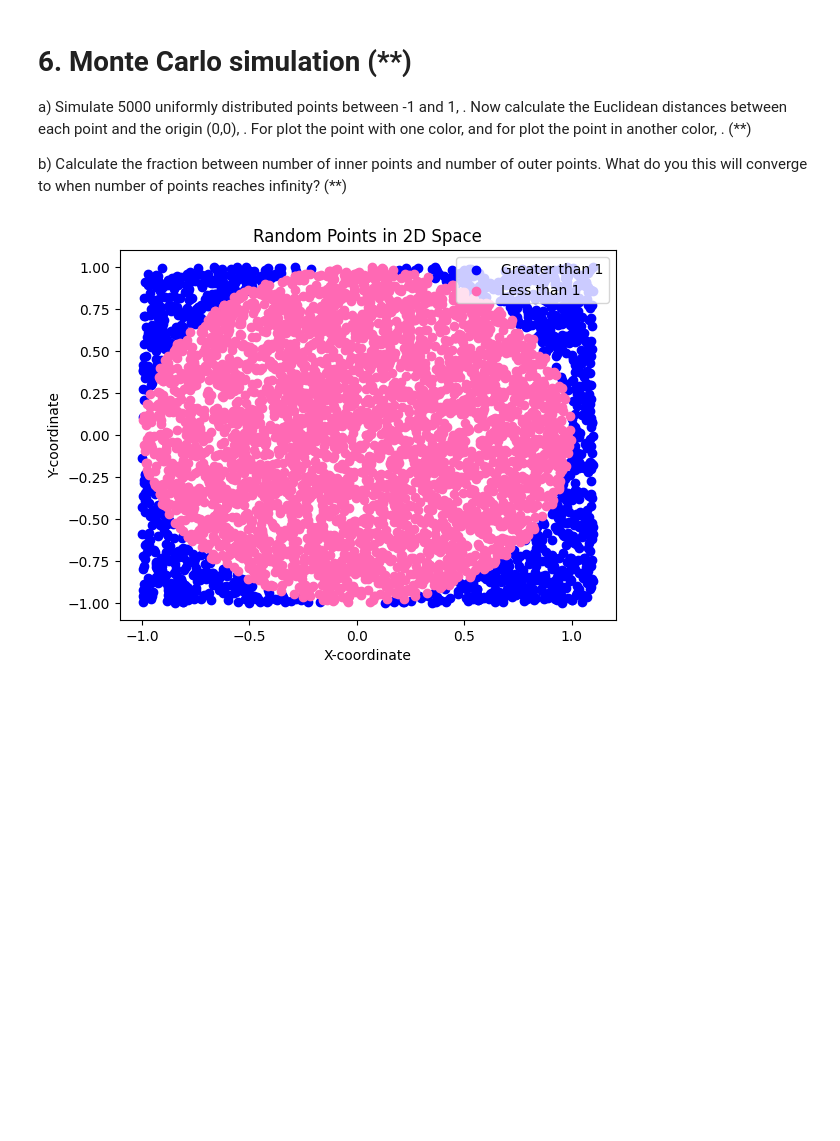
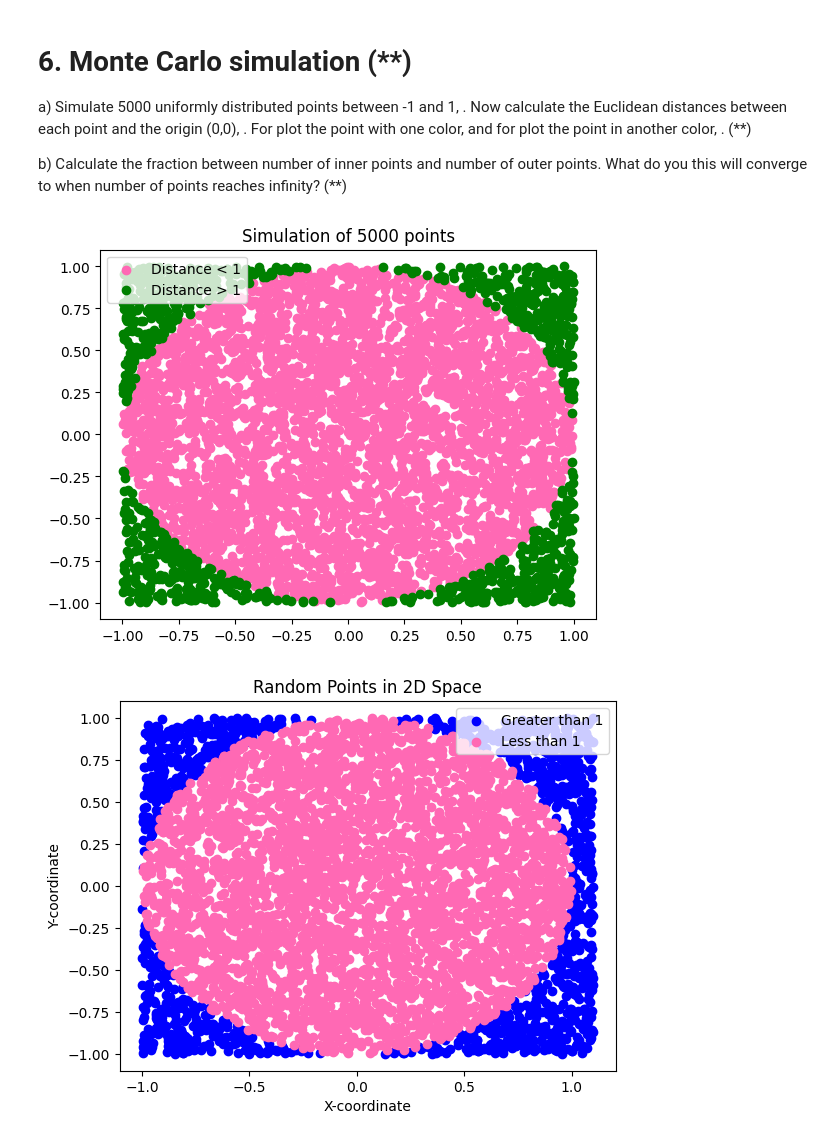
Before and after one commit to DeerBay/Python-Julia-Sjoholm, a Jupyter notebook: Exercises/04-list-exercise.ipynb, the cells around one changed output. Drawn from its saved outputs; the diff is of its cells as text; code cells hidden in the pictures; blank space fills up the shorter version.

```diff
--- a/Exercises/04-list-exercise.ipynb
+++ b/Exercises/04-list-exercise.ipynb
@@ -189,6 +189,25 @@ plt.show()
 . (**)
 
   b) Calculate the fraction between number of inner points and number of outer points. What do you this will converge to when number of points reaches infinity? (**)
+# %%
+import numpy as np
+import matplotlib.pyplot as plt
+import math
+def euclidean_distance(point1, point2):
+    return math.sqrt(point1**2+point2**2)
+
+x = np.random.uniform(-1, 1, 5000)
+y = np.random.uniform(-1, 1, 5000)
+
+distances = np.sqrt(x**2 + y**2)
+
+plt.title('Simulation of 5000 points')
+plt.scatter(x[distances < 1], y[distances < 1], color='Hotpink', label='Distance < 1')
+plt.scatter(x[distances > 1], y[distances > 1], color='green', label='Distance > 1')
+plt.legend()
+plt.show()
+# %% [output]
+[figure, added]
 # %%
 import random
 import math
```
